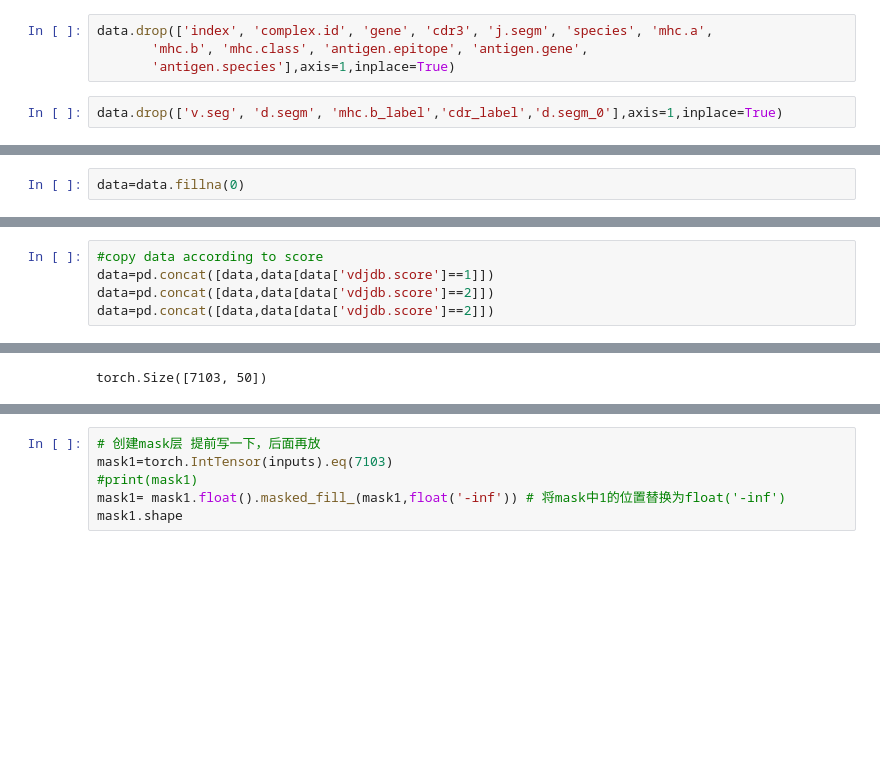
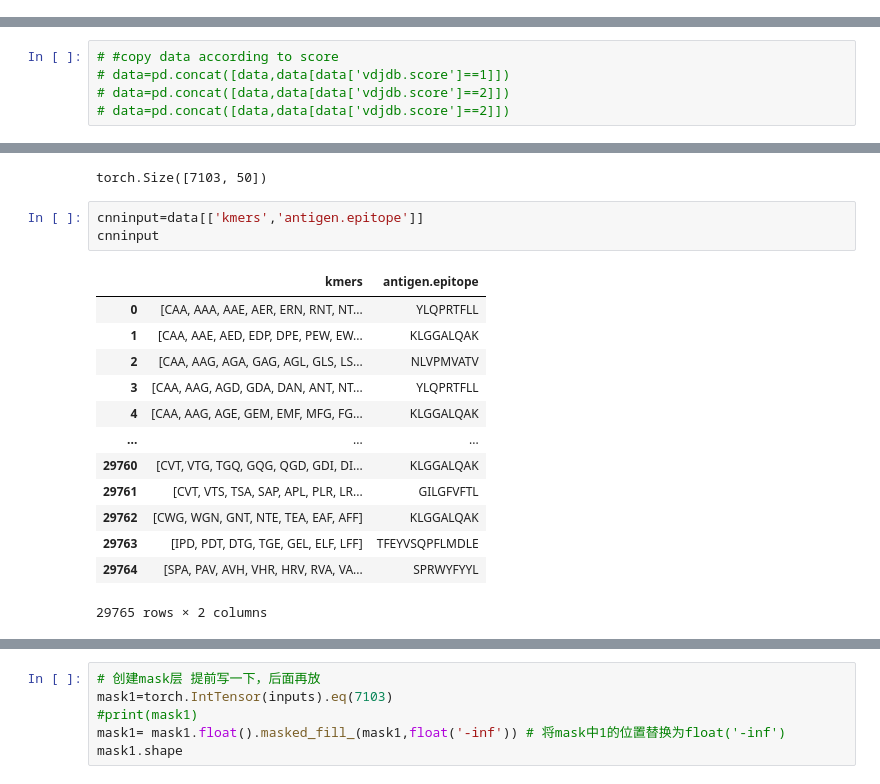
Before and after one commit to UoB-DSMP-2023-24/dsmp-2024-group-12, a Jupyter notebook: model_cnn.ipynb, the cells around one changed output, grey strips where cells are left out. Cells and saved outputs as stored; diff of their text form; blank space fills up the shorter version.

```diff
--- a/model_cnn.ipynb
+++ b/model_cnn.ipynb
@@ -115,6 +140,0 @@ Index(['index', 'complex.id', 'gene', 'cdr3', 'j.segm', 'species', 'mhc.a',
-# %%
-data.drop(['index', 'complex.id', 'gene', 'cdr3', 'j.segm', 'species', 'mhc.a',
-       'mhc.b', 'mhc.class', 'antigen.epitope', 'antigen.gene',
-       'antigen.species'],axis=1,inplace=True)
-# %%
-data.drop(['v.seg', 'd.segm', 'mhc.b_label','cdr_label','d.segm_0'],axis=1,inplace=True)
@@ -123,2 +140,0 @@ target=data['antigen_label']
-# %%
-data=data.fillna(0)
@@ -145,8 +141,8 @@ memory usage: 12.7+ MB
 # %%
-#copy data according to score
-data=pd.concat([data,data[data['vdjdb.score']==1]])
-data=pd.concat([data,data[data['vdjdb.score']==2]])
-data=pd.concat([data,data[data['vdjdb.score']==2]])
+# #copy data according to score
+# data=pd.concat([data,data[data['vdjdb.score']==1]])
+# data=pd.concat([data,data[data['vdjdb.score']==2]])
+# data=pd.concat([data,data[data['vdjdb.score']==2]])
 # %% [markdown]
 ----------------------------finish data processing
 # %% [markdown]
@@ -177,3 +173,20 @@ weights=torch.cat([weights,new_vec],dim=0)
 print(weights.size())
 # %% [output]
 torch.Size([7103, 50])
+# %%
+cnninput=data[['kmers','antigen.epitope']]
+cnninput
+# %% [output]
+|  | kmers | antigen.epitope |
+| 0 | [CAA, AAA, AAE, AER, ERN, RNT, NT... | YLQPRTFLL |
+| 1 | [CAA, AAE, AED, EDP, DPE, PEW, EW... | KLGGALQAK |
+| 2 | [CAA, AAG, AGA, GAG, AGL, GLS, LS... | NLVPMVATV |
+| 3 | [CAA, AAG, AGD, GDA, DAN, ANT, NT... | YLQPRTFLL |
+| 4 | [CAA, AAG, AGE, GEM, EMF, MFG, FG... | KLGGALQAK |
+| ... | ... | ... |
+| 29760 | [CVT, VTG, TGQ, GQG, QGD, GDI, DI... | KLGGALQAK |
+| 29761 | [CVT, VTS, TSA, SAP, APL, PLR, LR... | GILGFVFTL |
+| 29762 | [CWG, WGN, GNT, NTE, TEA, EAF, AFF] | KLGGALQAK |
+| 29763 | [IPD, PDT, DTG, TGE, GEL, ELF, LFF] | TFEYVSQPFLMDLE |
+| 29764 | [SPA, PAV, AVH, VHR, HRV, RVA, VA... | SPRWYFYYL |
+29765 rows × 2 columns
```
Also changed, not shown: parts of 39 cells of this notebook.
